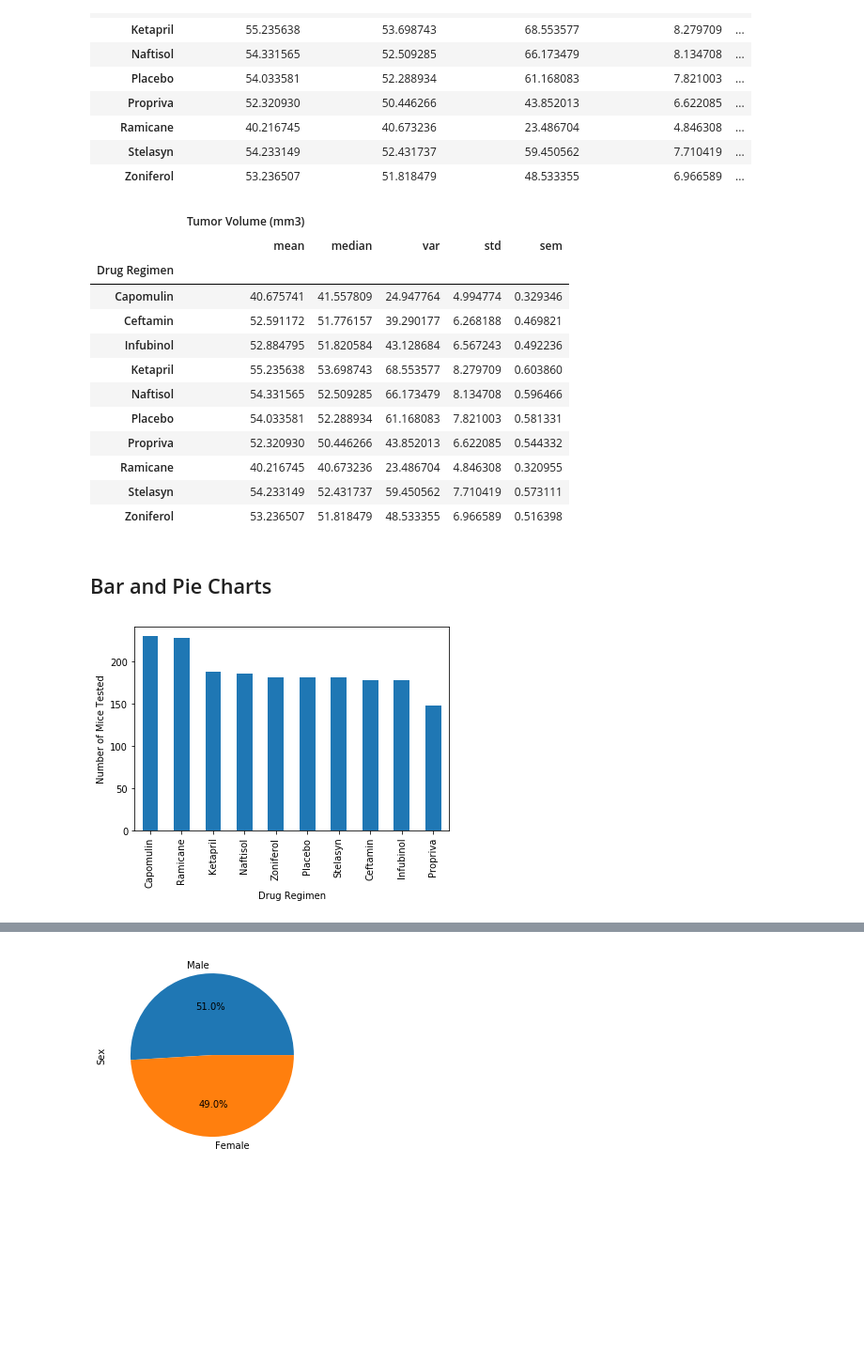
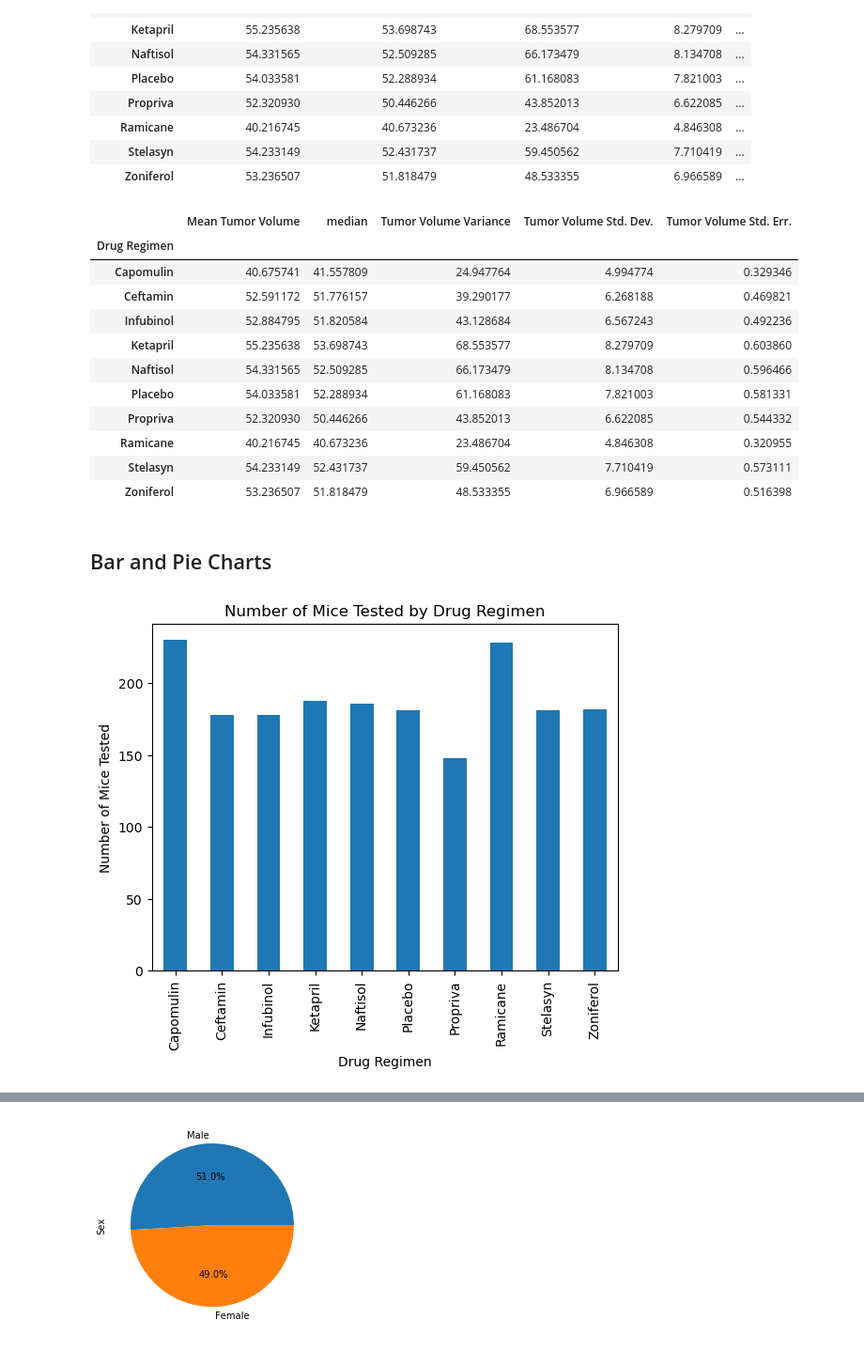
Before and after one commit to domoto86/Pymaceuticals, a Jupyter notebook: Pymaceuticals/progress.ipynb, the cells around one changed output, grey strips where cells are left out. Shown at 94% size. Cells and saved outputs as stored; diff of their text form; code cells hidden in the pictures; blank space fills up the shorter version.

```diff
--- a/Pymaceuticals/progress.ipynb
+++ b/Pymaceuticals/progress.ipynb
@@ -53,3 +59,5 @@ duplicate_mice1.head()
 # %%
 # Create a clean DataFrame by dropping the duplicate mouse by its ID.
+clean_df = combined_df.loc[combined_df["Mouse ID"] !="g989"]
+clean_df
 # %% [output]
@@ -89,9 +116,18 @@ duplicate_mice1.head()
 # and SEM of the tumor volume for each regimen
 
 # Using the aggregation method, produce the same summary statistics in a single line.
+summary_regimen_df = clean_df.groupby('Drug Regimen')['Tumor Volume (mm3)'].agg(['mean', 'median', 'var', 'std', 'sem'])
+
+summary_df = summary_regimen_df.rename(columns={
+    'mean': 'Mean Tumor Volume',
+    'meadian': 'Median Tumor Volume',
+    'var': 'Tumor Volume Variance',
+    'std': 'Tumor Volume Std. Dev.',
+    'sem': 'Tumor Volume Std. Err.'
+})
+summary_df
 # %% [output]
-|  | Tumor Volume (mm3) |  |  |  |  |
-|  | mean | median | var | std | sem |
+|  | Mean Tumor Volume | median | Tumor Volume Variance | Tumor Volume Std. Dev. | Tumor Volume Std. Err. |
 | Drug Regimen |  |  |  |  |  |
 | Capomulin | 40.675741 | 41.557809 | 24.947764 | 4.994774 | 0.329346 |
 | Ceftamin | 52.591172 | 51.776157 | 39.290177 | 6.268188 | 0.469821 |
@@ -107,7 +143,10 @@ duplicate_mice1.head()
 ## Bar and Pie Charts
 # %%
 # Generate a bar plot showing the total number of timepoints for all mice tested for each drug regimen using Pandas.
+
+mice_tested = clean_df.groupby('Drug Regimen')['Mouse ID'].count()
+mice_tested_plot = mice_tested.plot(kind='bar', xlabel = 'Drug Regimen', ylabel = 'Number of Mice Tested', title = 'Number of Mice Tested by Drug Regimen')
 # %% [output]
-[figure, old version]
+[figure, new version]
 # %%
 # Generate a bar plot showing the total number of timepoints for all mice tested for each drug regimen using pyplot.
```
Also changed, not shown: parts of 8 cells of this notebook.
